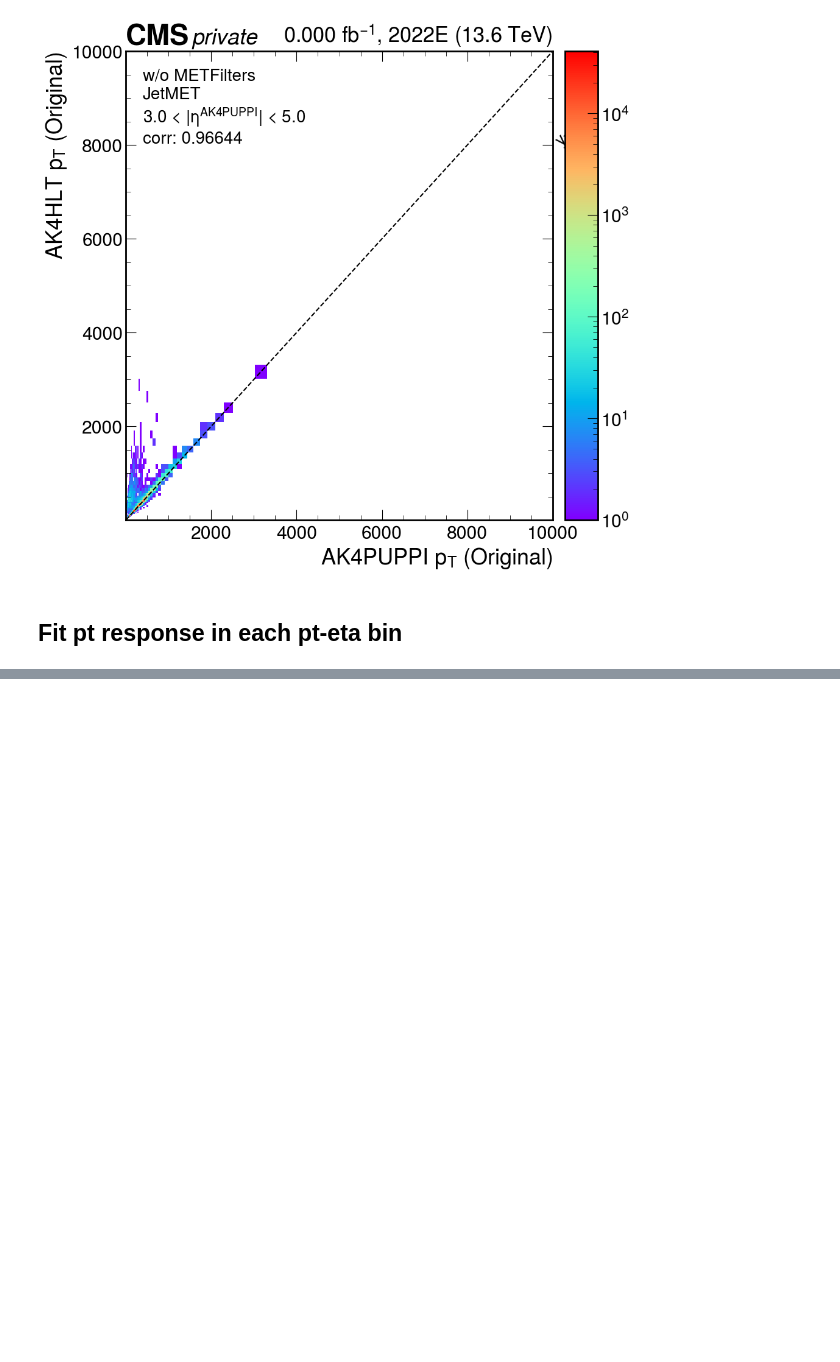
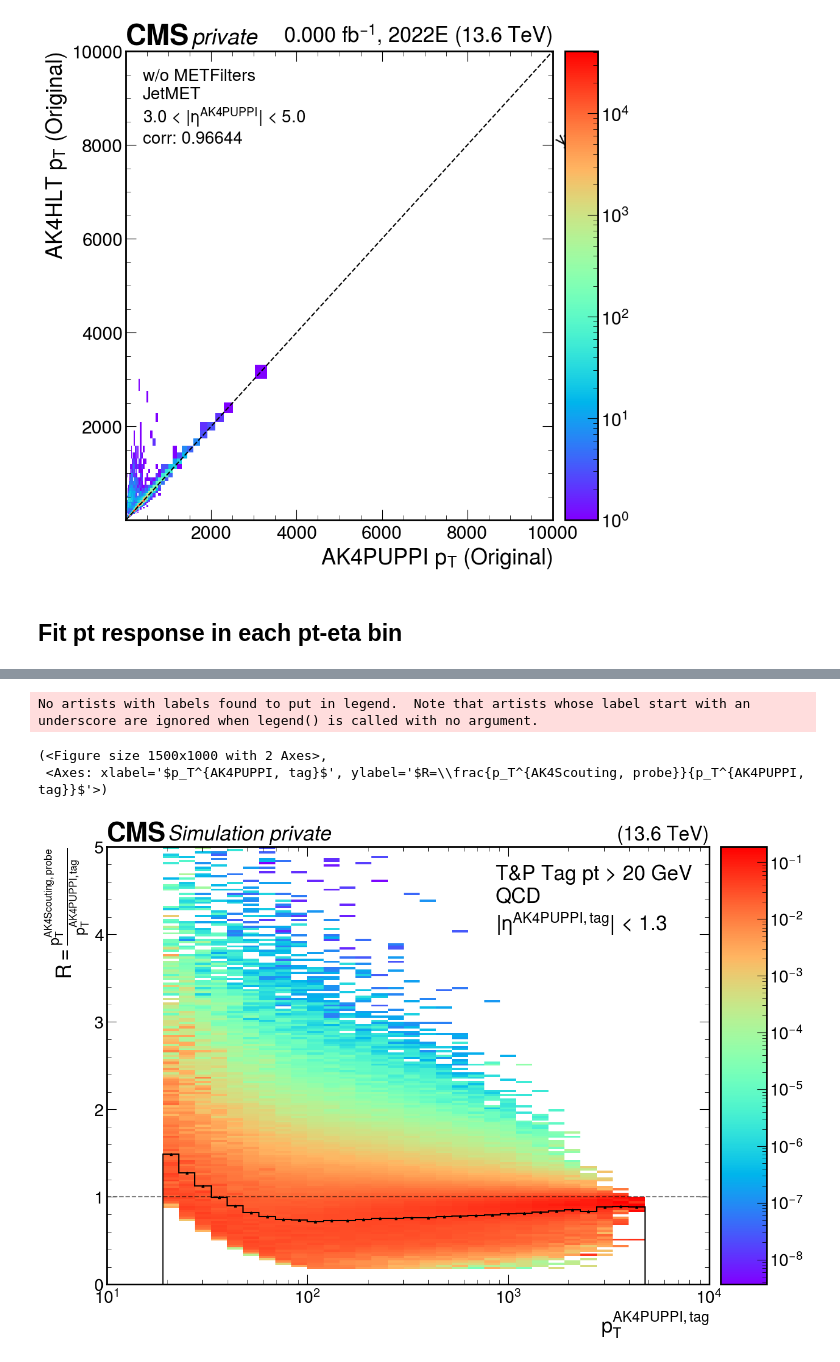
Before and after one commit to patinkaew/online-offline-jec, a Jupyter notebook: notebook/Analysis.ipynb, the cells around one changed output, grey strips where cells are left out. Drawn from its saved outputs; the diff is of its cells as text; code cells hidden in the pictures; blank space fills up the shorter version.

```diff
--- a/notebook/Analysis.ipynb
+++ b/notebook/Analysis.ipynb
@@ -45,7 +45,8 @@ eta_bin_coarse = [0, 1.3, 2.5, 3.0, 5.0]
 # %% [markdown]
 ## Load Coffea output
 # %%
-output_dir = "/ssd-home/pinkaew/research/online-offline-jec/coffea_output"
+#output_dir = "/ssd-home/pinkaew/research/online-offline-jec/coffea_output"
+output_dir = "/work/pinkaew/research/online-offline-jec/coffea_output"
 #output_filename = "runD_AK4Puppi_HLT_notrigger_notagprobe.coffea"
 #output_filename = "mc_AK4Puppi_HLT_notrigger_notagprobe_all.coffea"
 #output_filename = "mc_AK4Puppi_HLT_notrigger_notagprobe_weighted_response.coffea"
@@ -55,7 +56,9 @@ output_filename = "JetMET_2022D_AK4Puppi_HLT_notrigger_notagprobe_noMET_comp.cof
 #output_filename = "JetMET_2022E_AK4Puppi_HLT_notrigger_notagprobe_comp.coffea"
 #output_filename = "runE_AK4Puppi_HLT_notrigger_notagprobe_lxplus.coffea"
 #out = coffea.util.load(os.path.join(output_dir, output_filename))
-out = coffea.util.load(os.path.join(output_dir, os.path.splitext(output_filename)[0], output_filename))
+output_filename = "QCD_2022_AK4PUPPI_AK4Scouting_notrigger_tagprobe20_tp100/QCD_2022_AK4PUPPI_AK4Scouting_notrigger_tagprobe20_tp.coffea"
+out = coffea.util.load(os.path.join(output_dir, output_filename))
+#out = coffea.util.load(os.path.join(output_dir, os.path.splitext(output_filename)[0], output_filename))
 # %%
 print(out.keys())
 print_dict_json(out["arguments"], "arguments")
@@ -510,0 +599,18 @@ out_fit_stats["mean_error"][:, 3]
+# %%
+dataset = "QCD"
+# %%
+plot_tp_response(out, dataset=dataset,
+                 jet_type="AK4Scouting",
+                 eta_range=(0, 1.3, True),
+                 phi_range=None,
+                 xlim=(10, None),
+                 xscale="log", normalize_pt=True,
+                 legend_title="T&P Tag pt > 20 GeV",
+                 hep_args=mc_hep_args,
+                 #filename="results/response_pt_corrected_notrigger_notagprobe_mc_density_xlog.png"
+                )
+# %% [output]
+No artists with labels found to put in legend.  Note that artists whose label start with an underscore are ignored when legend() is called with no argument.
+(<Figure size 1500x1000 with 2 Axes>,
+ <Axes: xlabel='$p_T^{AK4PUPPI, tag}$', ylabel='$R=\\frac{p_T^{AK4Scouting, probe}}{p_T^{AK4PUPPI, tag}}$'>)
+[figure, added]
```
Also changed, not shown: parts of 12 cells of this notebook.
